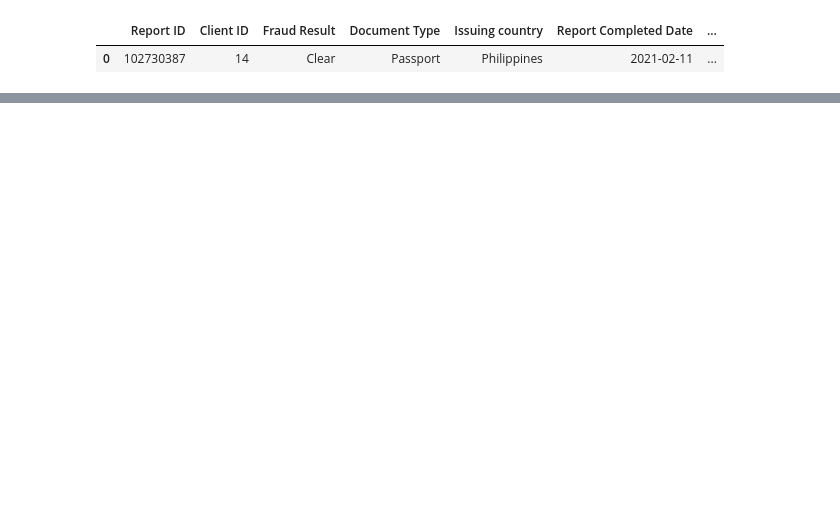
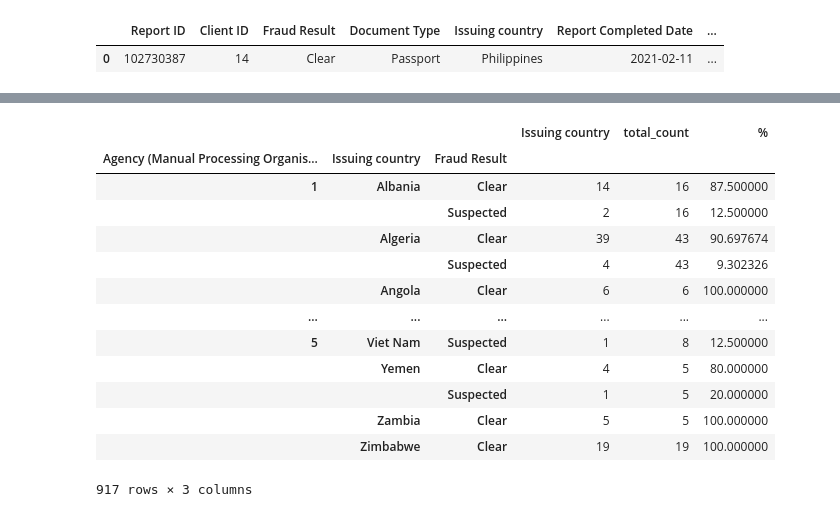
Before and after one commit to jccazes/onfido_assignment, a Jupyter notebook: onfido_assign/EDA.ipynb, the cells around one changed output, grey strips where cells are left out. Cells and saved outputs as stored; diff of their text form; code cells hidden in the pictures; blank space fills up the shorter version.

```diff
--- a/onfido_assign/EDA.ipynb
+++ b/onfido_assign/EDA.ipynb
@@ -364,0 +474,17 @@ report.groupby('Task Type')
+# %%
+zozo
+# %% [output]
+|  |  |  | Issuing country | total_count | % |
+| Agency (Manual Processing Organis... | Issuing country | Fraud Result |  |  |  |
+| 1 | Albania | Clear | 14 | 16 | 87.500000 |
+|  |  | Suspected | 2 | 16 | 12.500000 |
+|  | Algeria | Clear | 39 | 43 | 90.697674 |
+|  |  | Suspected | 4 | 43 | 9.302326 |
+|  | Angola | Clear | 6 | 6 | 100.000000 |
+| ... | ... | ... | ... | ... | ... |
+| 5 | Viet Nam | Suspected | 1 | 8 | 12.500000 |
+|  | Yemen | Clear | 4 | 5 | 80.000000 |
+|  |  | Suspected | 1 | 5 | 20.000000 |
+|  | Zambia | Clear | 5 | 5 | 100.000000 |
+|  | Zimbabwe | Clear | 19 | 19 | 100.000000 |
+917 rows × 3 columns
```
Also changed, not shown: parts of 15 cells of this notebook.
